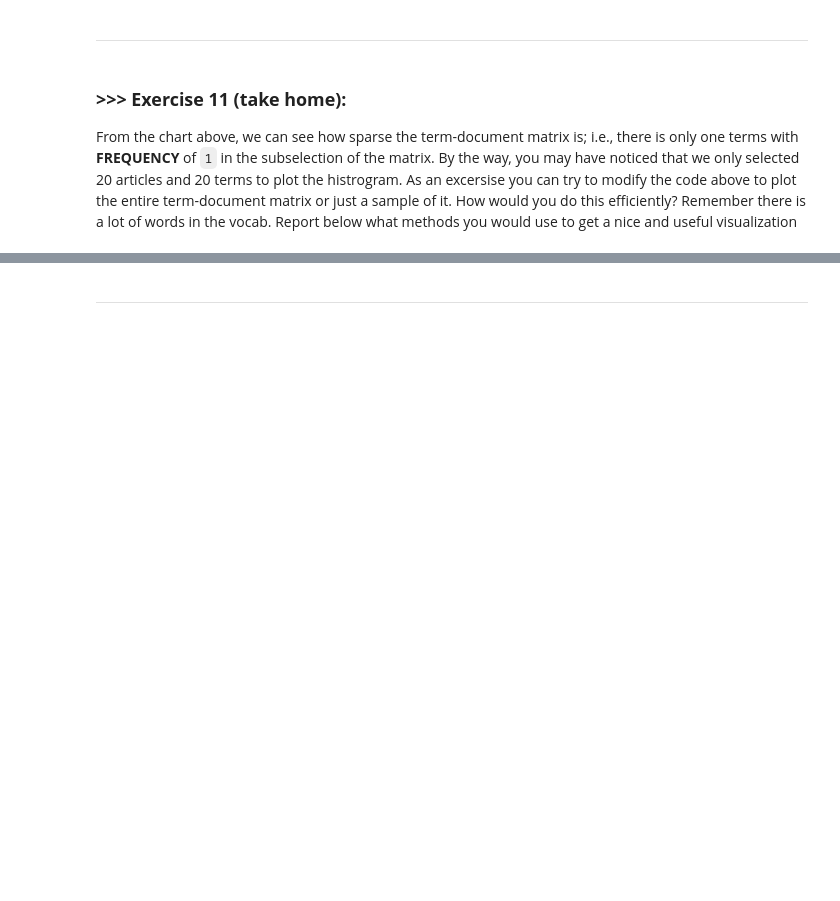
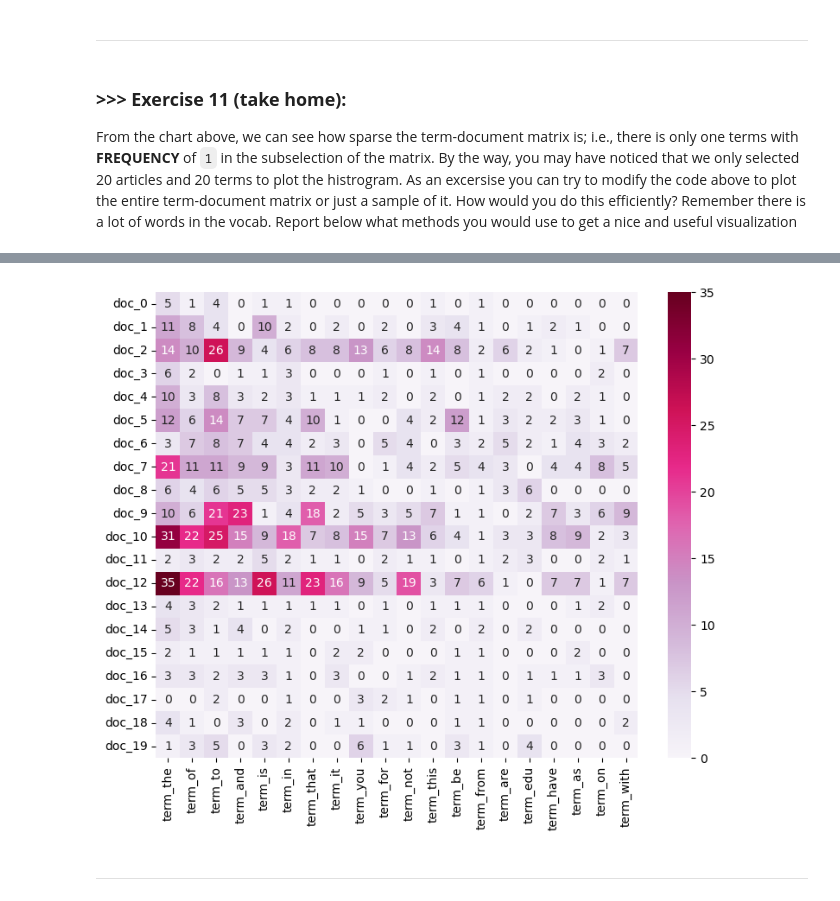
Before and after one commit to REX722/DM2024-Lab1-Master, a Jupyter notebook: DM2024-Lab1-Master.ipynb, the cells around one changed output, grey strips where cells are left out. Drawn from its saved outputs; the diff is of its cells as text; code cells hidden in the pictures; blank space fills up the shorter version.

```diff
--- a/DM2024-Lab1-Master.ipynb
+++ b/DM2024-Lab1-Master.ipynb
@@ -1096,3 +1089,18 @@ From the chart above, we can see how sparse the term-document matrix is; i.e., t
+# %%
+# Answer here
+import seaborn as sns
+top_20_frequence_terms_index = np.argsort(-np.asarray(X_counts.sum(axis=0))[0])[0:20] # 先找出前20多出現次數的index
+plot_x = ["term_"+str(i) for i in count_vect.get_feature_names_out()[top_20_frequence_terms_index]] # 利用前面找出的index找出那些字
+plot_y = ["doc_"+ str(i) for i in list(X.index)[0:20]] # 看前面20個document
+plot_z = X_counts[0:20, top_20_frequence_terms_index].toarray() # 找出前20個document出現整個文件前20多出現次數的字的次數
+
+df_todraw = pd.DataFrame(plot_z, columns = plot_x, index = plot_y)
+plt.subplots(figsize=(9, 7))
+ax = sns.heatmap(df_todraw,
+                cmap="PuRd",
+                annot=True)
+# %% [output]
+[figure, added]
 # %% [markdown]
 ---
 # %% [markdown]
```
Also changed, not shown: parts of 6 cells of this notebook.
